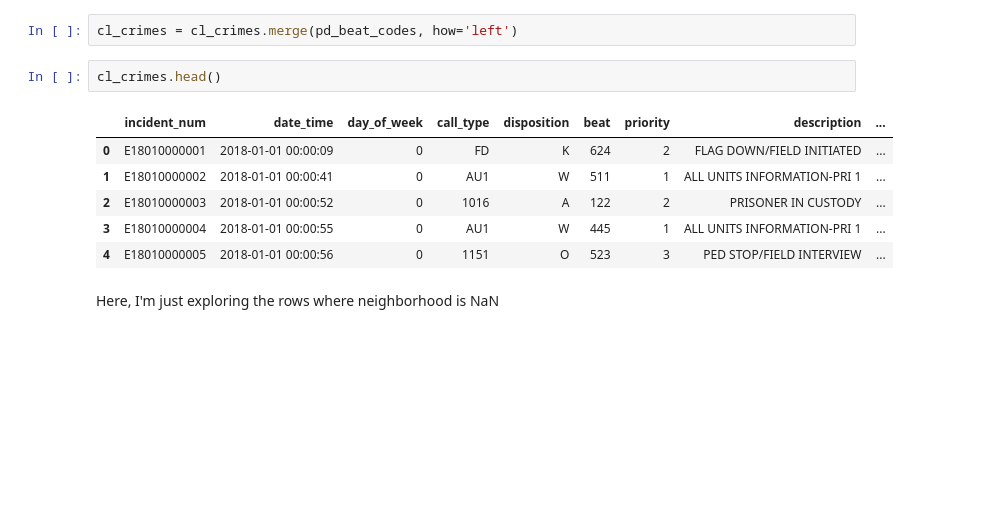
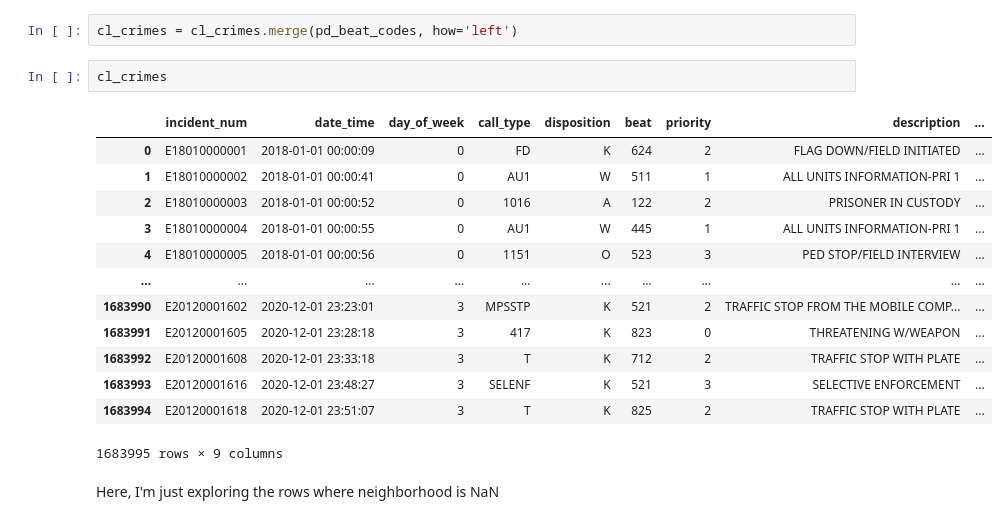
Before and after one commit to tnl001/individual_fa20, a Jupyter notebook: final_project/FinalProject_tnl001.ipynb, the cells around one changed output. Drawn from its saved outputs; the diff is of its cells as text; blank space fills up the shorter version.

```diff
--- a/final_project/FinalProject_tnl001.ipynb
+++ b/final_project/FinalProject_tnl001.ipynb
@@ -165,14 +191,21 @@ Merging the crime_2020 with pd_beat_codes using the left outer joint method. Thi
 # %%
 cl_crimes = cl_crimes.merge(pd_beat_codes, how='left')
 # %%
-cl_crimes.head()
+cl_crimes
 # %% [output]
 |  | incident_num | date_time | day_of_week | call_type | disposition | beat | priority | description | ... |
 | 0 | E18010000001 | 2018-01-01 00:00:09 | 0 | FD | K | 624 | 2 | FLAG DOWN/FIELD INITIATED | ... |
 | 1 | E18010000002 | 2018-01-01 00:00:41 | 0 | AU1 | W | 511 | 1 | ALL UNITS INFORMATION-PRI 1 | ... |
 | 2 | E18010000003 | 2018-01-01 00:00:52 | 0 | 1016 | A | 122 | 2 | PRISONER IN CUSTODY | ... |
 | 3 | E18010000004 | 2018-01-01 00:00:55 | 0 | AU1 | W | 445 | 1 | ALL UNITS INFORMATION-PRI 1 | ... |
 | 4 | E18010000005 | 2018-01-01 00:00:56 | 0 | 1151 | O | 523 | 3 | PED STOP/FIELD INTERVIEW | ... |
+| ... | ... | ... | ... | ... | ... | ... | ... | ... | ... |
+| 1683990 | E20120001602 | 2020-12-01 23:23:01 | 3 | MPSSTP | K | 521 | 2 | TRAFFIC STOP FROM THE MOBILE COMP... | ... |
+| 1683991 | E20120001605 | 2020-12-01 23:28:18 | 3 | 417 | K | 823 | 0 | THREATENING W/WEAPON | ... |
+| 1683992 | E20120001608 | 2020-12-01 23:33:18 | 3 | T | K | 712 | 2 | TRAFFIC STOP WITH PLATE | ... |
+| 1683993 | E20120001616 | 2020-12-01 23:48:27 | 3 | SELENF | K | 521 | 3 | SELECTIVE ENFORCEMENT | ... |
+| 1683994 | E20120001618 | 2020-12-01 23:51:07 | 3 | T | K | 825 | 2 | TRAFFIC STOP WITH PLATE | ... |
+1683995 rows × 9 columns
 # %% [markdown]
 Here, I'm just exploring the rows where neighborhood is NaN
 # %%
```
Also changed, not shown: parts of 9 cells of this notebook.
